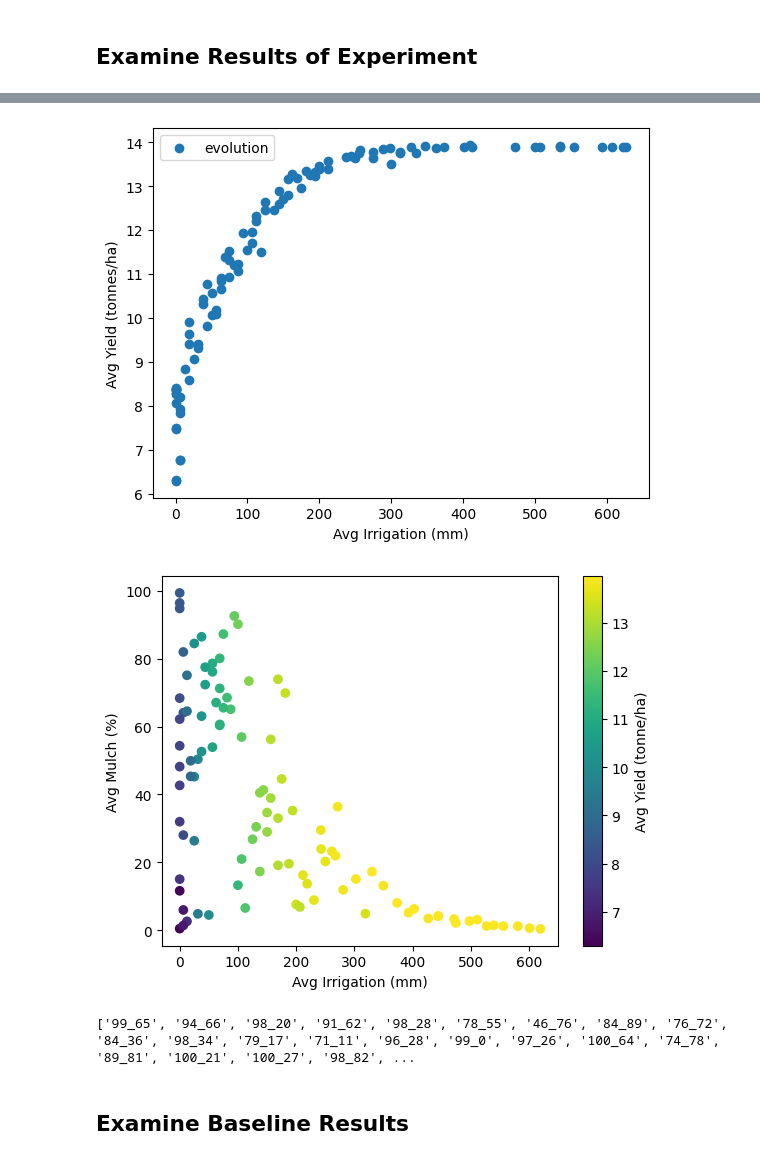
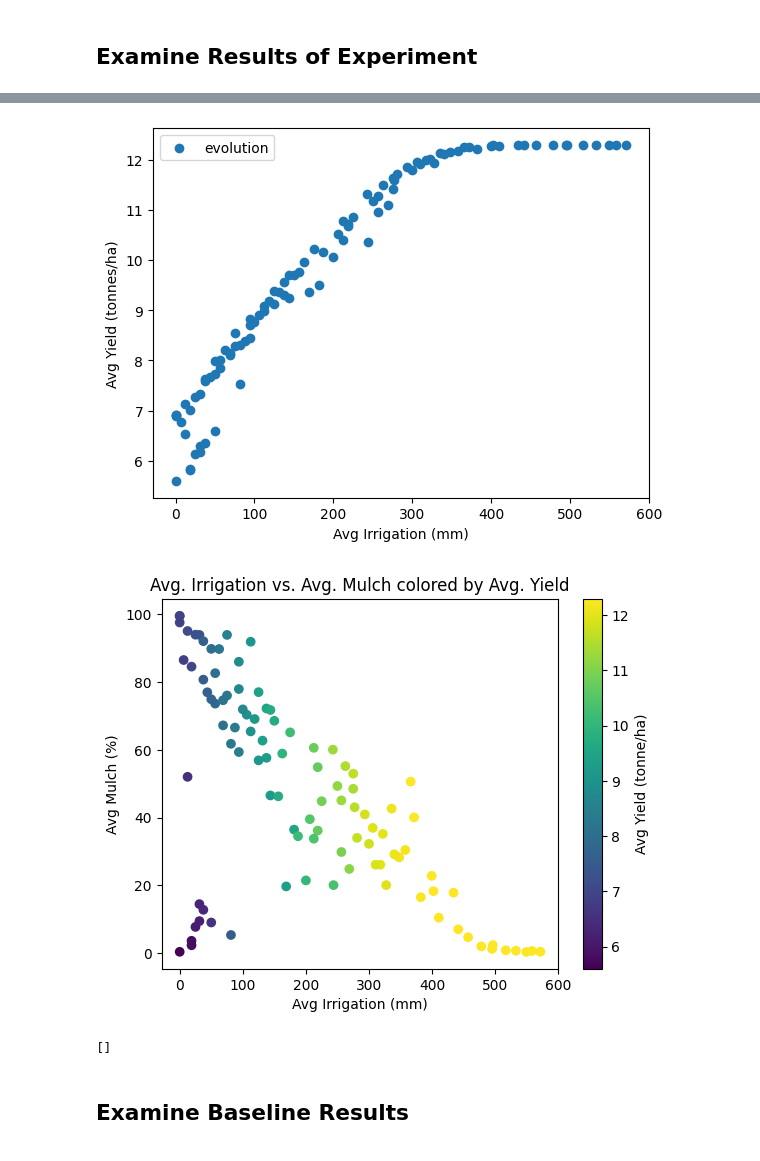
Before and after one commit to danyoungday/praise, a Jupyter notebook: play.ipynb, the cells around one changed output, grey strips where cells are left out. Cells and saved outputs as stored; diff of their text form; code cells hidden in the pictures.

Commit message:
Potato experiment plus new app

```diff
--- a/play.ipynb
+++ b/play.ipynb
@@ -56,7 +56,7 @@ tensor([-0.1018, -0.2872,  0.3088, -0.0766,  0.1055, -0.3352, -0.2901, -0.2157,
 # %% [markdown]
 ## Examine Results of Experiment
 # %%
-results_df = pd.read_csv("results/rnn-seeded/results.csv")
+results_df = pd.read_csv("results/potato/results.csv")
 baseline_df = pd.read_csv("baselines/one-season.csv")
 results_df[results_df["gen"] == results_df["gen"].max()]
 # %% [output]
@@ -82,15 +82,16 @@ plt.xlabel("Avg Irrigation (mm)")
 plt.ylabel("Avg Yield (tonnes/ha)")
 plt.show()
 # %% [output]
-[figure, old version]
+[figure, new version]
 # %%
 plt.scatter(gen_df["irrigation"], gen_df["mulch_pct"], c=-1 * gen_df["yield"])
+plt.title("Avg. Irrigation vs. Avg. Mulch colored by Avg. Yield")
 plt.xlabel("Avg Irrigation (mm)")
 plt.ylabel("Avg Mulch (%)")
 plt.colorbar(label="Avg Yield (tonne/ha)")
 plt.show()
 # %% [output]
-[figure, old version]
+[figure, new version]
 # %%
 dominant_cands = []
 for _, row in gen_df.iterrows():
@@ -100,7 +101,7 @@ for _, row in gen_df.iterrows():
             break
 print(dominant_cands)
 # %% [output]
-['99_65', '94_66', '98_20', '91_62', '98_28', '78_55', '46_76', '84_89', '76_72', '84_36', '98_34', '79_17', '71_11', '96_28', '99_0', '97_26', '100_64', '74_78', '89_81', '100_21', '100_27', '98_82', ...
+[]
 # %% [markdown]
 ## Examine Baseline Results
 # %%
```
Also changed, not shown: parts of 6 cells of this notebook, 3 other files.
